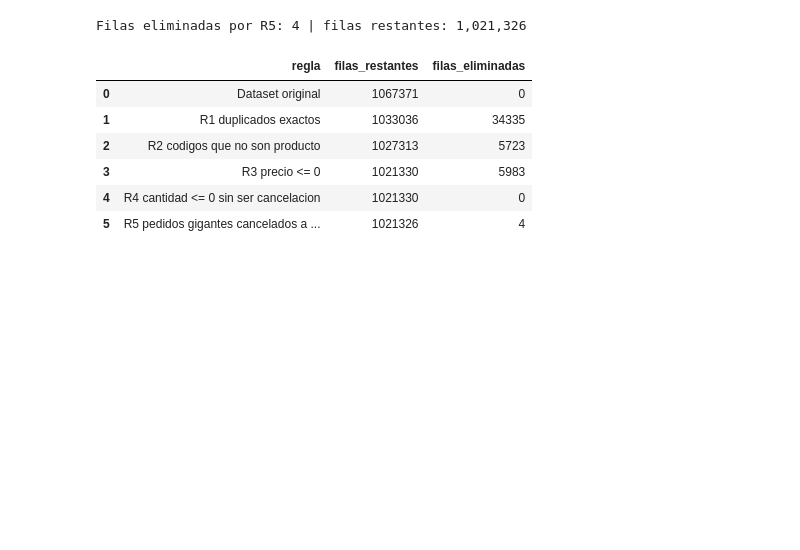
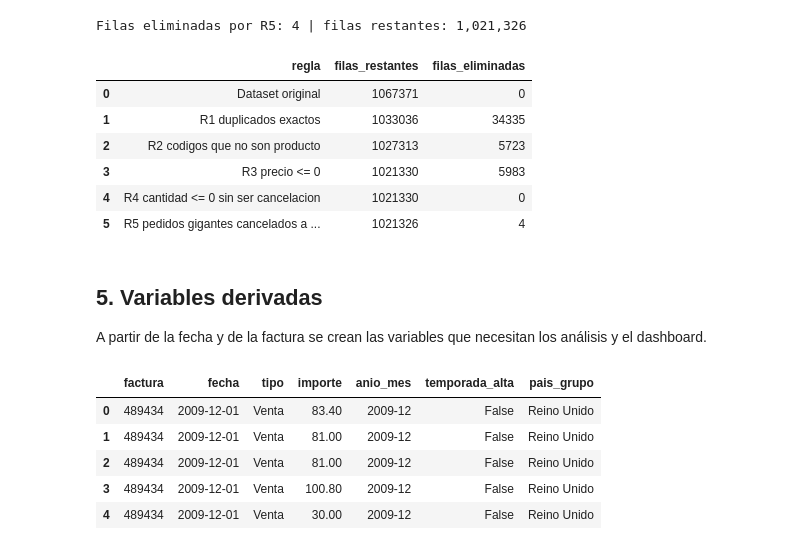
Before and after one commit to Xantyagoh/grupo3-bi-ecommerce, a Jupyter notebook: notebooks/02_preparacion_modelado.ipynb, the cells around one changed output. Saved outputs shown, nothing was run; the diff lists cells and outputs as text; code cells hidden in the pictures; blank space fills up the shorter version.

```diff
--- a/notebooks/02_preparacion_modelado.ipynb
+++ b/notebooks/02_preparacion_modelado.ipynb
@@ -225,3 +225,32 @@ Filas eliminadas por R5: 4 | filas restantes: 1,021,326
 | 3 | R3 precio <= 0 | 1021330 | 5983 |
 | 4 | R4 cantidad <= 0 sin ser cancelacion | 1021330 | 0 |
 | 5 | R5 pedidos gigantes cancelados a ... | 1021326 | 4 |
+# %% [markdown]
+## 5. Variables derivadas
+
+A partir de la fecha y de la factura se crean las variables que necesitan los análisis y el dashboard.
+# %%
+# Se marca el atipico en TODO el dataset (las cancelaciones heredan 'False')
+limpio = limpio.merge(ventas[['atipico_iqr']], left_index=True, right_index=True, how='left')
+limpio['atipico_iqr'] = limpio['atipico_iqr'].fillna(False).astype(bool)
+
+limpio['tipo'] = np.where(limpio['es_cancelacion'], 'Devolucion', 'Venta')
+limpio['fecha'] = limpio['fecha_hora'].dt.normalize()
+limpio['anio'] = limpio['fecha_hora'].dt.year
+limpio['trimestre'] = limpio['fecha_hora'].dt.quarter
+limpio['mes'] = limpio['fecha_hora'].dt.month
+limpio['anio_mes'] = limpio['fecha_hora'].dt.to_period('M').astype(str)
+limpio['dia_semana'] = limpio['fecha_hora'].dt.dayofweek          # 0 = lunes
+limpio['hora'] = limpio['fecha_hora'].dt.hour
+limpio['temporada_alta'] = limpio['mes'].isin([9, 10, 11])         # sep-nov (se justifica en el notebook 03)
+limpio['mes_incompleto'] = limpio['anio_mes'] == '2011-12'         # los datos terminan el 9-dic-2011
+limpio['pais_grupo'] = np.where(limpio['pais'] == 'United Kingdom', 'Reino Unido', 'Exterior')
+
+limpio[['factura', 'fecha', 'tipo', 'importe', 'anio_mes', 'temporada_alta', 'pais_grupo']].head()
+# %% [output]
+|  | factura | fecha | tipo | importe | anio_mes | temporada_alta | pais_grupo |
+| 0 | 489434 | 2009-12-01 | Venta | 83.40 | 2009-12 | False | Reino Unido |
+| 1 | 489434 | 2009-12-01 | Venta | 81.00 | 2009-12 | False | Reino Unido |
+| 2 | 489434 | 2009-12-01 | Venta | 81.00 | 2009-12 | False | Reino Unido |
+| 3 | 489434 | 2009-12-01 | Venta | 100.80 | 2009-12 | False | Reino Unido |
+| 4 | 489434 | 2009-12-01 | Venta | 30.00 | 2009-12 | False | Reino Unido |
```
Also changed, not shown: parts of 5 cells of this notebook, 1 other file.
